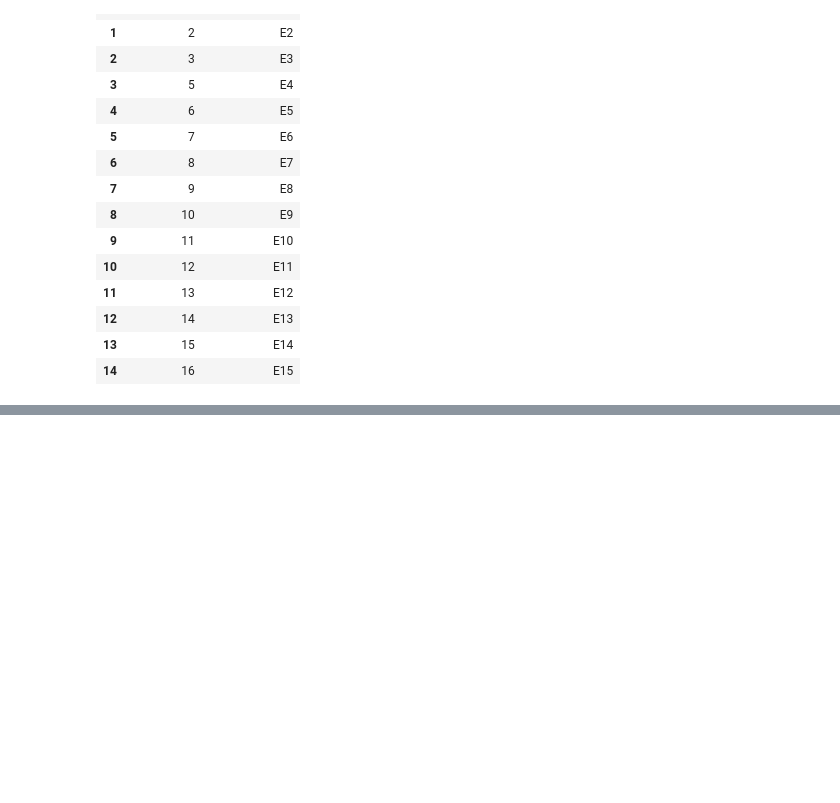
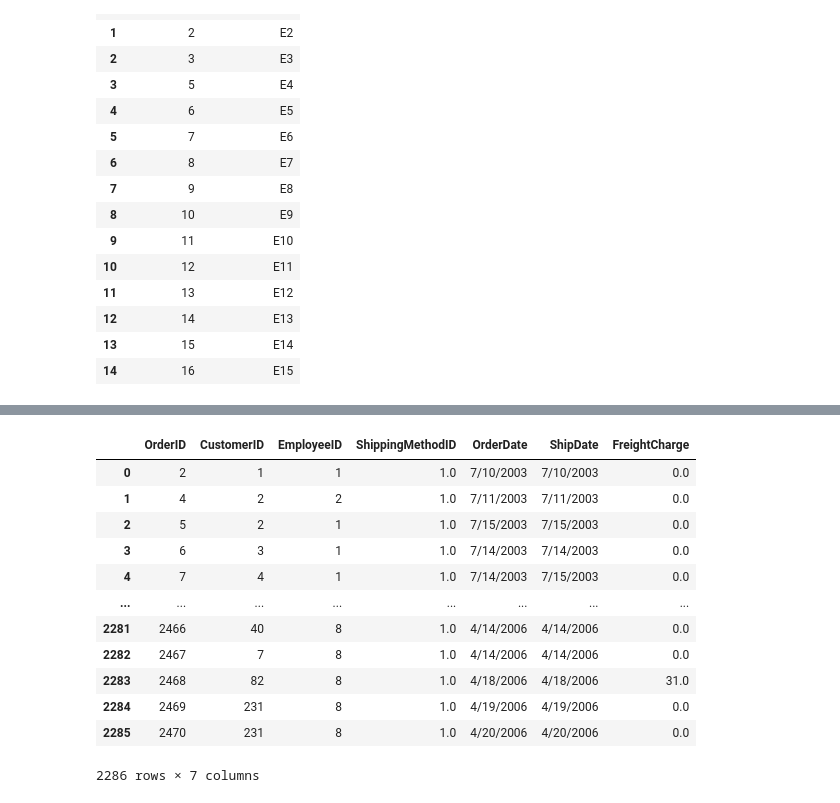
Before and after one commit to carlotagordillo2/final-proyect, a Jupyter notebook: EDA/cleaning.ipynb, the cells around one changed output, grey strips where cells are left out. Drawn from its saved outputs; the diff is of its cells as text; code cells hidden in the pictures; blank space fills up the shorter version.

```diff
--- a/EDA/cleaning.ipynb
+++ b/EDA/cleaning.ipynb
@@ -112,0 +440,16 @@ df_employees
+# %%
+df_orders
+# %% [output]
+|  | OrderID | CustomerID | EmployeeID | ShippingMethodID | OrderDate | ShipDate | FreightCharge |
+| 0 | 2 | 1 | 1 | 1.0 | 7/10/2003 | 7/10/2003 | 0.0 |
+| 1 | 4 | 2 | 2 | 1.0 | 7/11/2003 | 7/11/2003 | 0.0 |
+| 2 | 5 | 2 | 1 | 1.0 | 7/15/2003 | 7/15/2003 | 0.0 |
+| 3 | 6 | 3 | 1 | 1.0 | 7/14/2003 | 7/14/2003 | 0.0 |
+| 4 | 7 | 4 | 1 | 1.0 | 7/14/2003 | 7/15/2003 | 0.0 |
+| ... | ... | ... | ... | ... | ... | ... | ... |
+| 2281 | 2466 | 40 | 8 | 1.0 | 4/14/2006 | 4/14/2006 | 0.0 |
+| 2282 | 2467 | 7 | 8 | 1.0 | 4/14/2006 | 4/14/2006 | 0.0 |
+| 2283 | 2468 | 82 | 8 | 1.0 | 4/18/2006 | 4/18/2006 | 31.0 |
+| 2284 | 2469 | 231 | 8 | 1.0 | 4/19/2006 | 4/19/2006 | 0.0 |
+| 2285 | 2470 | 231 | 8 | 1.0 | 4/20/2006 | 4/20/2006 | 0.0 |
+2286 rows × 7 columns
```
Also changed, not shown: parts of 79 cells of this notebook.
